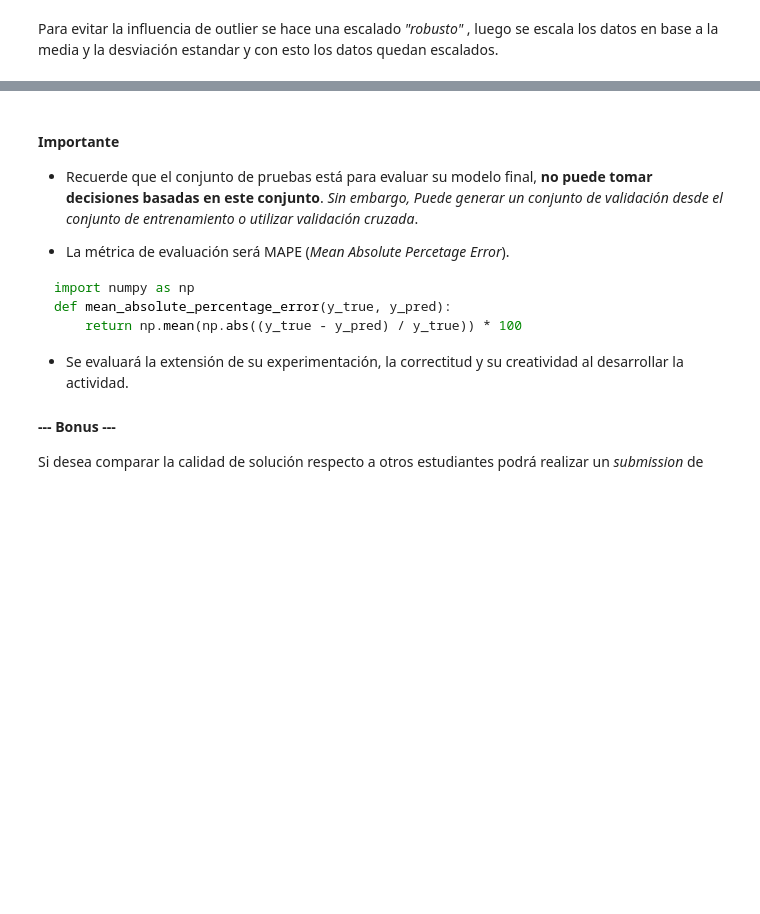
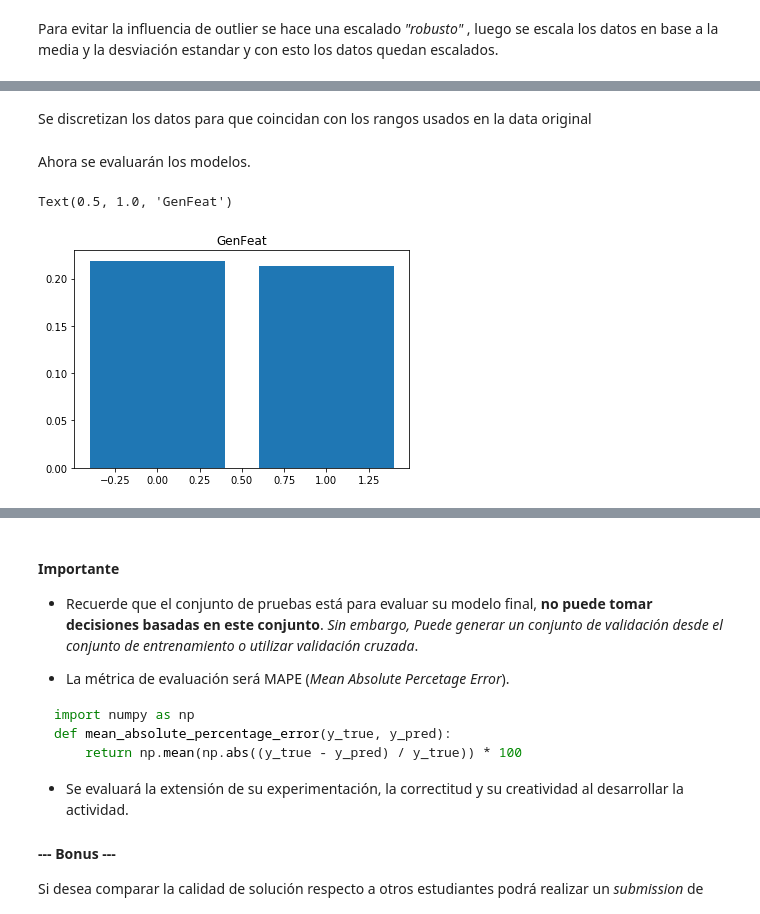
Before and after one commit to Sebaatd/MachineLearning-T1, a Jupyter notebook: Enunciado.ipynb, the cells around one changed output, grey strips where cells are left out. Drawn from its saved outputs; the diff is of its cells as text; code cells hidden in the pictures; blank space fills up the shorter version.

```diff
--- a/Enunciado.ipynb
+++ b/Enunciado.ipynb
@@ -1028,0 +1049,9 @@ new_faceGist_train = scale(faceGist_train)
+# %%
+print("Entrenamiento para genFeat")
+model_genFeat = lm.LinearRegression().fit(new_genFeat_train, Y_train)
+
+print("Entrenamiento para ffcoefs")
+model_ffcoefs = lm.LinearRegression().fit(new_ffcoefs_train, Y_train)
+
+print("Entrenamiento para faceGist")
+model_faceGist = lm.LinearRegression().fit(new_faceGist_train, Y_train)
@@ -1028,0 +1080,43 @@ new_faceGist_train = scale(faceGist_train)
+# %% [markdown]
+Se discretizan los datos para que coincidan con los rangos usados en la data original
+# %%
+def discretización(data):
+    for i in range(len(data)):
+        el = data[i][0]
+        if(el<2.5):
+            data[i][0] = 1
+        elif (el >= 2.5 and el<7.5):
+            data[i][0] = 5
+        elif (el >= 7.5 and el<12.5):
+            data[i][0] = 10
+        elif (el >= 12.5 and el<19.5):
+            data[i][0] = 16
+        elif(el >= 19.5 and el<36.5):
+            data[i][0] = 28
+        elif (el >= 36.5 and el<65.5):
+            data[i][0] = 51
+        else:
+            data[i][0] = 75
+    return data
+# %%
+pred_genFeat_train = discretización(pred_genFeat_train)
+pred_genFeat_test = discretización(pred_genFeat_test)
+pred_ffcoefs_train = discretización(pred_ffcoefs_train)
+pred_ffcoefs_test = discretización(pred_ffcoefs_test)
+pred_faceGist_train = discretización(pred_faceGist_train)
+pred_faceGist_test = discretización(pred_faceGist_test)
+# %% [markdown]
+Ahora se evaluarán los modelos.
+# %%
+f1score_genFeat_train = f1_score(Y_train, pred_genFeat_train, average='micro')
+f1score_genFeat_test = f1_score(Y_test, pred_genFeat_test, average='micro')
+f1score_ffcoefs_train = f1_score(Y_train, pred_ffcoefs_train, average='micro')
+f1score_ffcoefs_test = f1_score(Y_test, pred_ffcoefs_test, average='micro')
+f1score_faceGist_train = f1_score(Y_train, pred_faceGist_train, average='micro')
+f1score_faceGist_test = f1_score(Y_test, pred_faceGist_test, average='micro')
+# %%
+plt.bar(height = [f1score_genFeat_train, f1score_genFeat_test], x = list(range(2)))
+plt.title('GenFeat')
+# %% [output]
+Text(0.5, 1.0, 'GenFeat')
+[figure, added]
```
Also changed, not shown: parts of 23 cells of this notebook, 3 other files.
